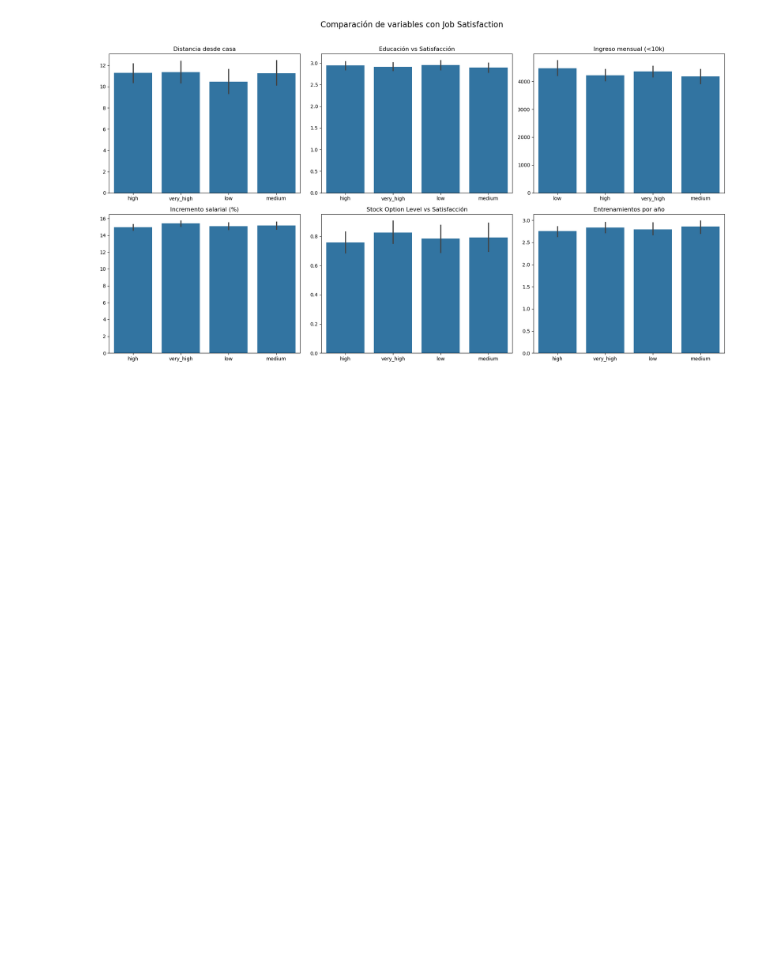
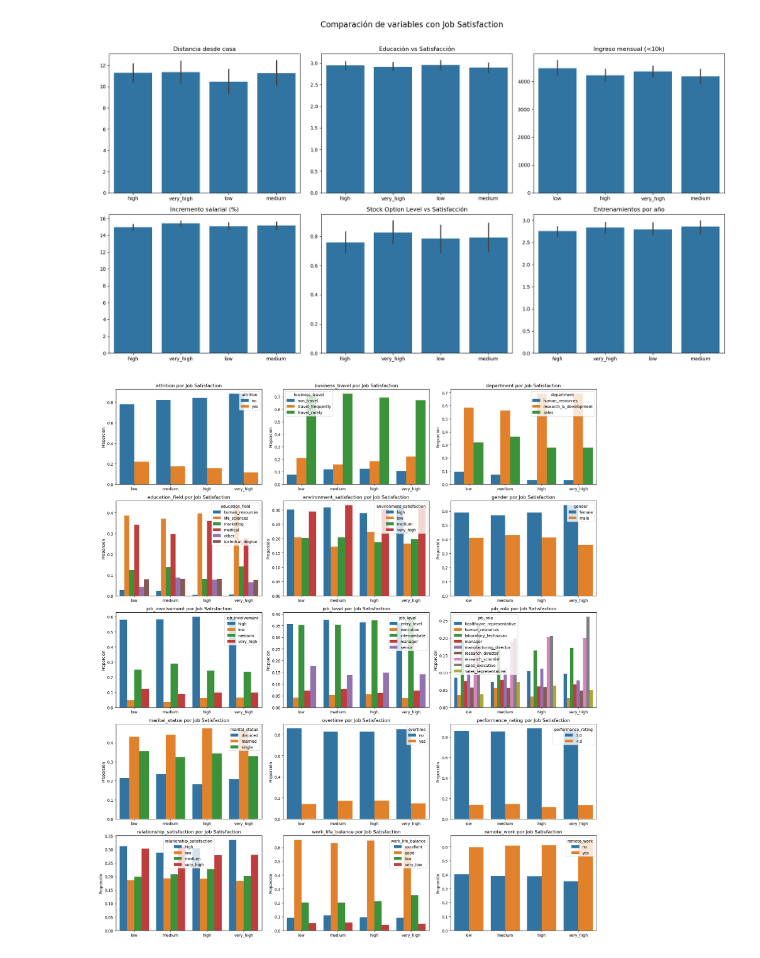
Before and after one commit to xcgrisales/project-da-promo-50-modulo-3-team-4, a Jupyter notebook: visualizacioines_presentacion.ipynb, the cells around one changed output. Cells and saved outputs as stored; diff of their text form; code cells hidden in the pictures; blank space fills up the shorter version.

```diff
--- a/visualizacioines_presentacion.ipynb
+++ b/visualizacioines_presentacion.ipynb
@@ -83,3 +83,80 @@ plt.tight_layout(rect=[0, 0, 1, 0.96])
 plt.show()
 # %% [output]
 [figure]
+# %%
+import matplotlib.pyplot as plt
+import seaborn as sns
+import pandas as pd
+
+# Definir el orden correcto de los niveles de satisfacción
+orden_satisfaccion = ['low', 'medium', 'high', 'very_high']
+
+# Convertir la columna en categórica ordenada
+df['job_satisfaction'] = df['job_satisfaction'].str.strip().str.lower()  # Por si acaso
+df['job_satisfaction'] = pd.Categorical(df['job_satisfaction'], categories=orden_satisfaccion, ordered=True)
+
+# Lista de columnas a comparar con 'job_satisfaction'
+cols = [
+    'attrition', 'business_travel', 'department', 'education_field',
+    'environment_satisfaction', 'gender', 'job_involvement', 'job_level',
+    'job_role', 'marital_status', 'overtime', 'performance_rating',
+    'relationship_satisfaction', 'work_life_balance', 'remote_work'
+]
+
+# Número de gráficos por fila
+ncols = 3
+nrows = -(-len(cols) // ncols)
+
+# Crear subplots
+fig, axes = plt.subplots(nrows=nrows, ncols=ncols, figsize=(18, nrows * 4))
+axes = axes.flatten()
+
+# Crear visualizaciones con barplot
+for i, col in enumerate(cols):
+    ax = axes[i]
+    try:
+        # Si es categórica → % distribución por nivel de satisfacción
+        if df[col].dtype == 'object' or df[col].nunique() < 10:
+            # Calcular proporciones por grupo de satisfacción
+            prop_df = df.groupby(['job_satisfaction', col]).size().reset_index(name='count')
+            total_per_group = prop_df.groupby('job_satisfaction')['count'].transform('sum')
+            prop_df['percentage'] = prop_df['count'] / total_per_group
+
+            sns.barplot(
+                data=prop_df,
+                x='job_satisfaction',
+                y='percentage',
+                hue=col,
+                ax=ax,
+                order=orden_satisfaccion  # Asegura el orden correcto
+            )
+            ax.set_ylabel('Proporción')
+            ax.set_title(f'{col} por Job Satisfaction')
+
+        else:
+            # Si es numérica → media por grupo de satisfacción
+            sns.barplot(
+                data=df,
+                x='job_satisfaction',
+                y=col,
+                ax=ax,
+                estimator='mean',
+                order=orden_satisfaccion
+            )
+            ax.set_ylabel(f'Media de {col}')
+            ax.set_title(f'Media de {col} por Job Satisfaction')
+
+        ax.set_xlabel('')
+        ax.tick_params(axis='x', rotation=0)
+    except Exception as e:
+        ax.set_visible(False)
+        print(f'Error al graficar {col}: {e}')
+
+# Ocultar subplots vacíos
+for j in range(i + 1, len(axes)):
+    axes[j].set_visible(False)
+
+plt.tight_layout()
+plt.show()
+# %% [output]
+[figure, added]
```
Also changed, not shown: parts of 1 cell of this notebook.
